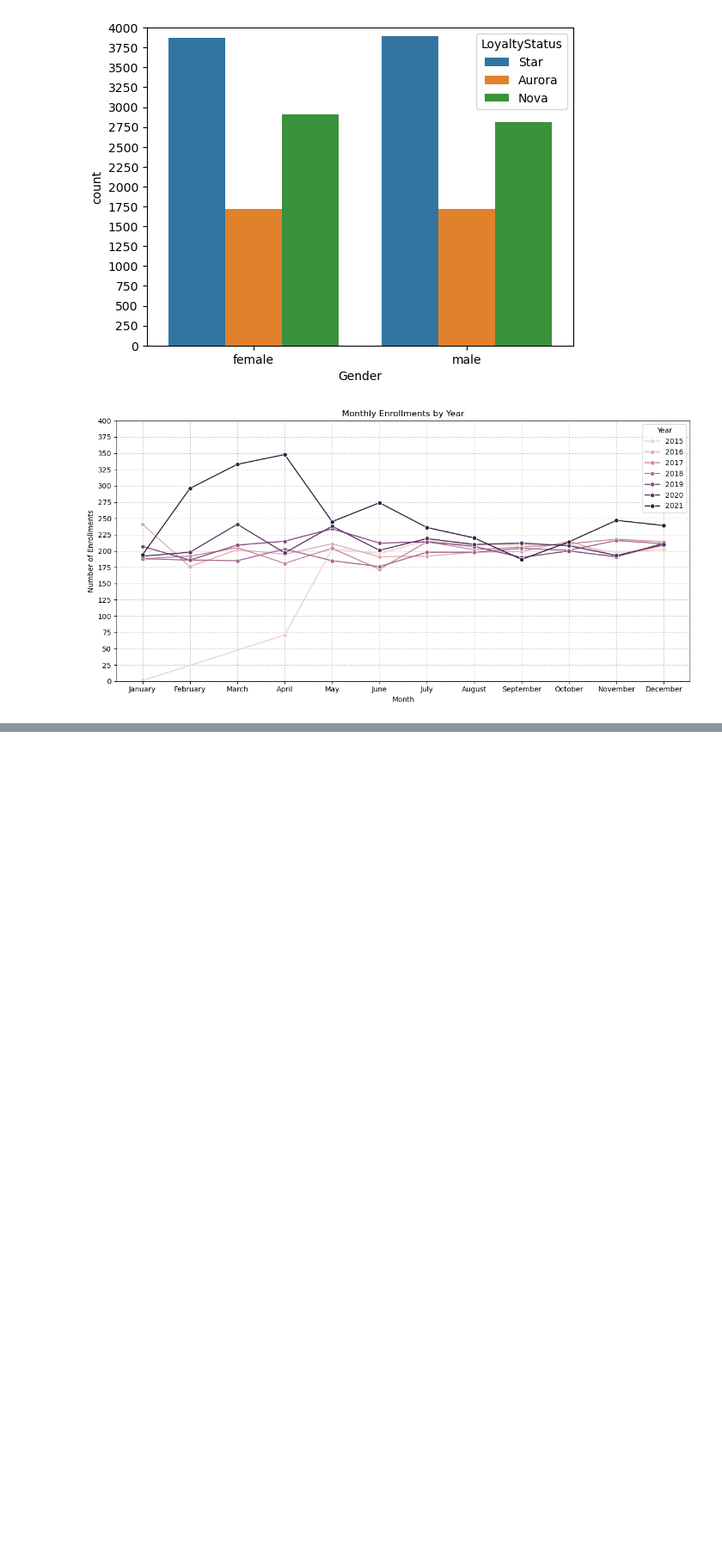
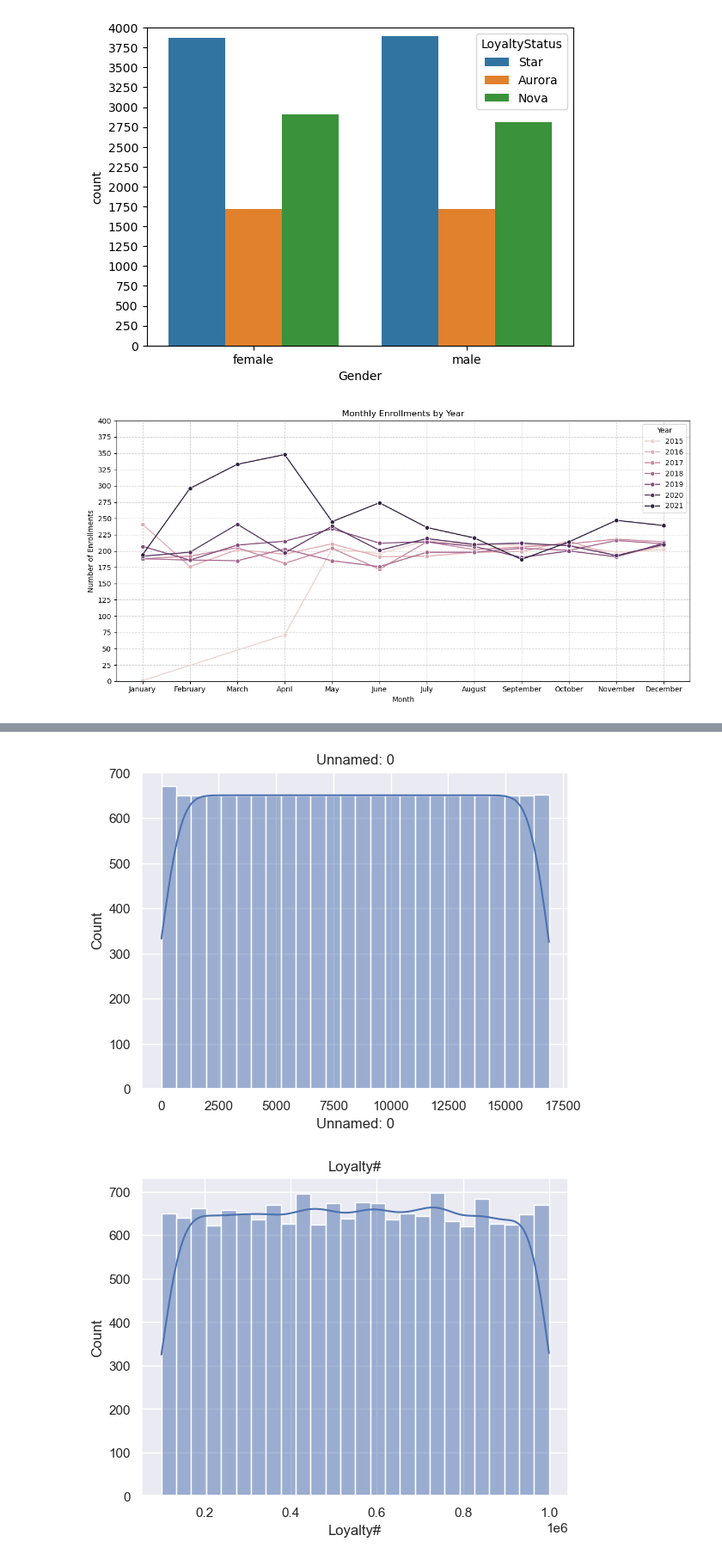
Before and after one commit to lCarvas/data-mining, a Jupyter notebook: src/GroupXX_EDA_Code.ipynb, the cells around one changed output, grey strips where cells are left out. Shown at 86% size. Cells and saved outputs as stored; diff of their text form; code cells hidden in the pictures; blank space fills up the shorter version.

Commit message:
filled na on the copy

```diff
--- a/src/GroupXX_EDA_Code.ipynb
+++ b/src/GroupXX_EDA_Code.ipynb
@@ -398,0 +406,4 @@ Data Pre-process
+# %%
+dataCustomer_central = dataCustomer.copy()
+
+dataCustomer_central.isna().sum()
@@ -398,0 +428,12 @@ Data Pre-process
+# %%
+
+#if bell shaped for that variable we put the mean
+#if its agregated to a side we put median
+
+for col in dataCustomer_central.select_dtypes(include='number').columns:
+    sns.histplot(dataCustomer_central[col], kde=True)
+    plt.title(col)
+    plt.show()
+# %% [output]
+[figure, added]
+[figure, added]
```
Also changed, not shown: parts of 9 cells of this notebook.
